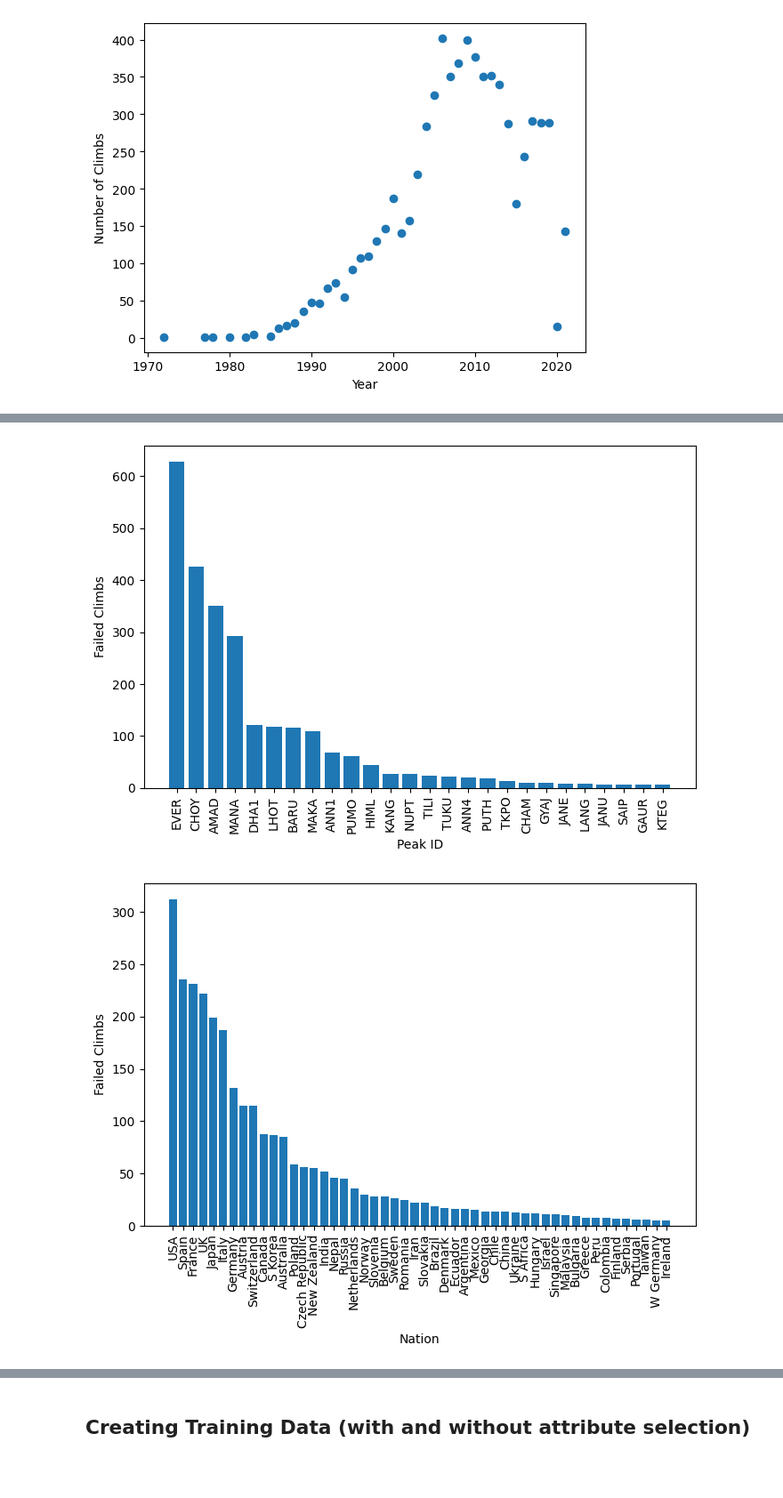
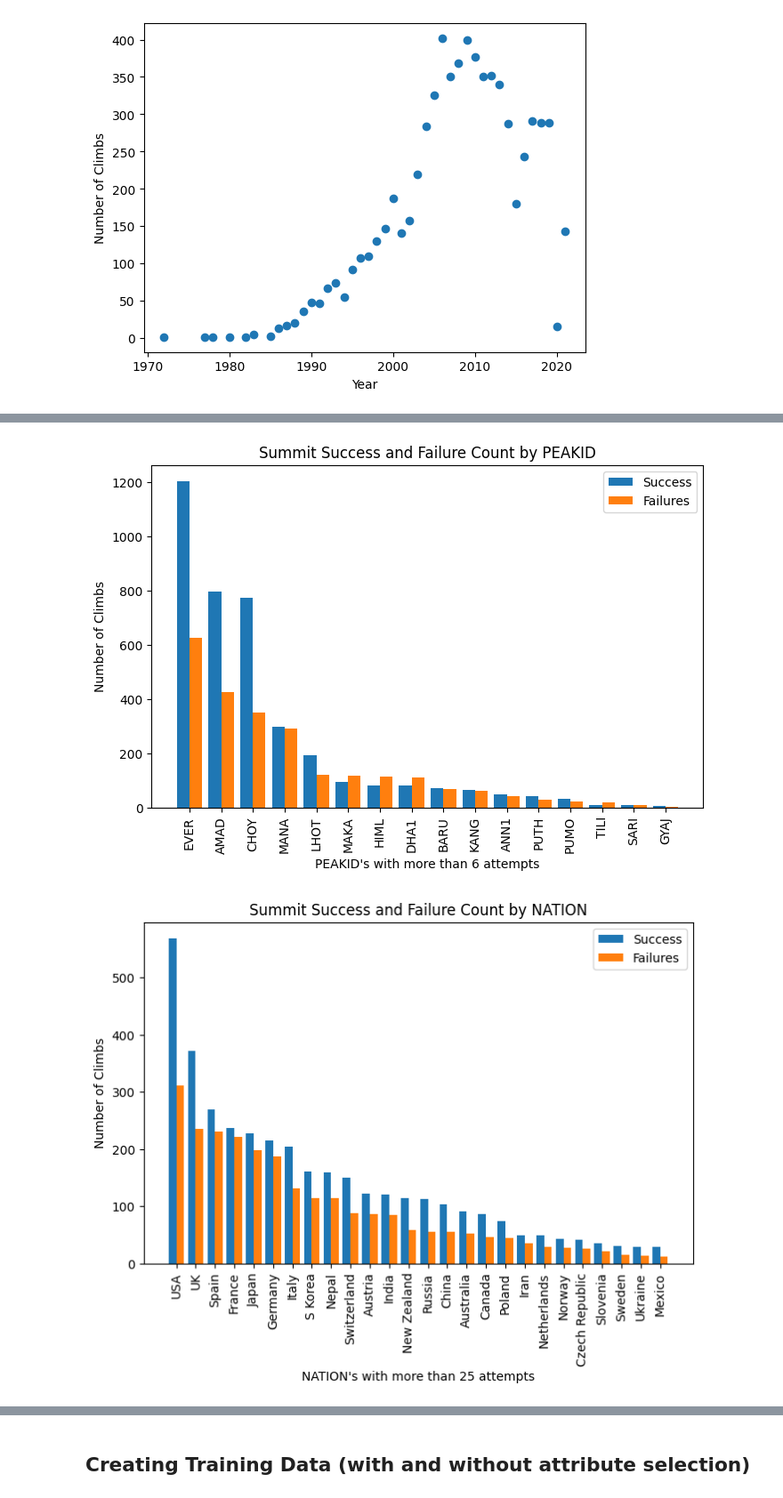
Before and after one commit to dpmacisaac/FinalProject-CPSC322, a Jupyter notebook: himalayan_dataset_eda.ipynb, the cells around one changed output, grey strips where cells are left out. Shown: that part at 89% size. Saved outputs shown, nothing was run; the diff lists cells and outputs as text; code cells hidden in the pictures; blank space fills up the shorter version.

```diff
--- a/himalayan_dataset_eda.ipynb
+++ b/himalayan_dataset_eda.ipynb
@@ -120,7 +72,9 @@ plt.show()
-# %%
-
-eda_utils.generate_freq_chart(failure_table, "PEAKID", "Peak ID", "Failed Climbs", 5)
-eda_utils.generate_freq_chart(failure_table, "NATION", "Nation", "Failed Climbs", 4)
-# %% [output]
-[figure, removed]
-[figure, removed]
+# %%
+eda_utils.make_success_and_failure_chart(success_table, failure_table, "PEAKID", 6)
+eda_utils.make_success_and_failure_chart(success_table, failure_table, "NATION", 25)
+eda_utils.make_success_and_failure_chart(success_table, failure_table, "O2CLIMB", 0)
+eda_utils.make_success_and_failure_chart(success_table, failure_table, "AGENCY", 75)
+eda_utils.make_success_and_failure_chart(success_table, failure_table, "COMMERCIALROUTE", 0)
+# %% [output]
+[figure, added]
+[figure, added]
```
Also changed, not shown: parts of 9 cells of this notebook, 1 other file.
